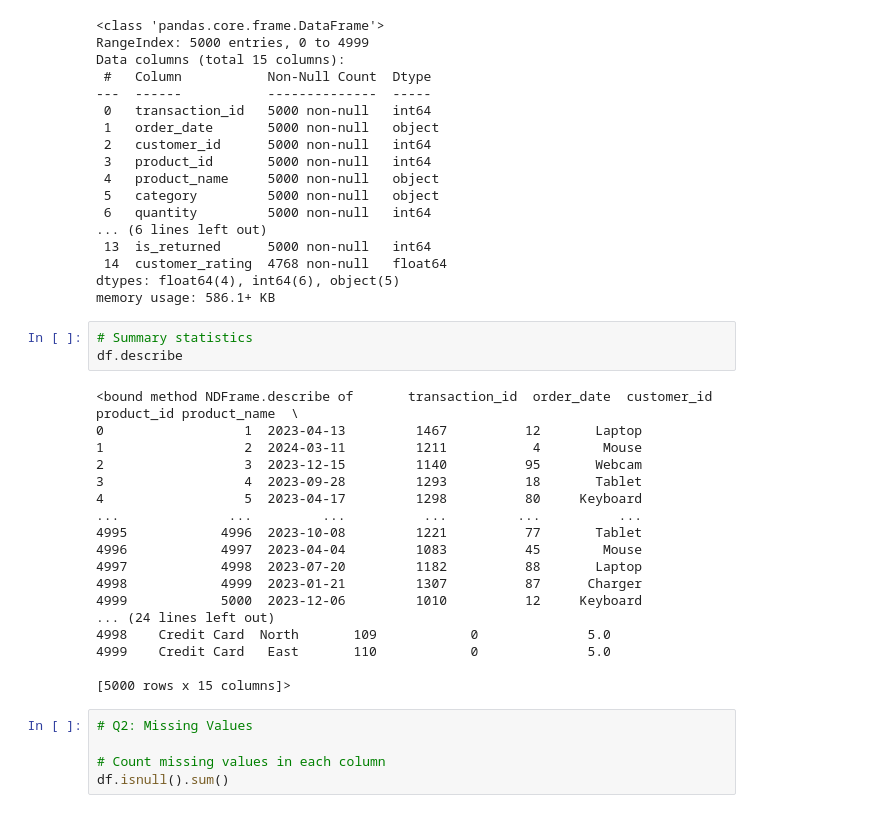
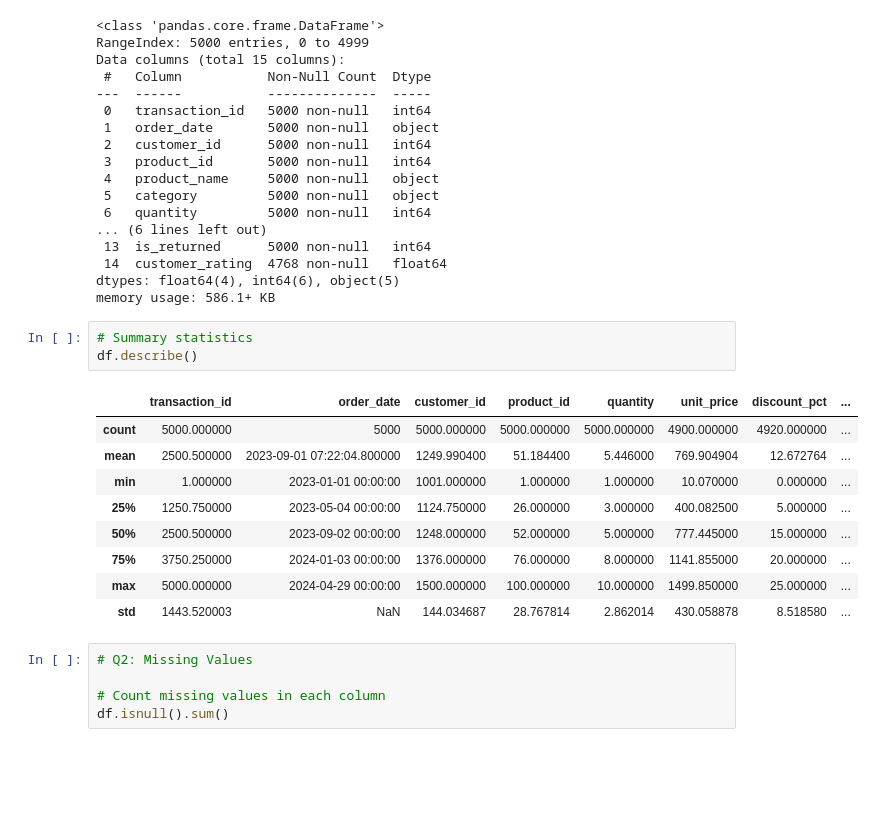
Before and after one commit to SPraveeen/pandas_projects, a Jupyter notebook: Pandas_interview_Prep.ipynb, the cells around one changed output. Drawn from its saved outputs; the diff is of its cells as text; blank space fills up the shorter version.

```diff
--- a/Pandas_interview_Prep.ipynb
+++ b/Pandas_interview_Prep.ipynb
@@ -113,25 +113,17 @@ dtypes: float64(4), int64(6), object(5)
 memory usage: 586.1+ KB
 # %%
 # Summary statistics
-df.describe
+df.describe()
 # %% [output]
-<bound method NDFrame.describe of       transaction_id  order_date  customer_id  product_id product_name  \
-0                  1  2023-04-13         1467          12       Laptop
-1                  2  2024-03-11         1211           4        Mouse
-2                  3  2023-12-15         1140          95       Webcam
-3                  4  2023-09-28         1293          18       Tablet
-4                  5  2023-04-17         1298          80     Keyboard
-...              ...         ...          ...         ...          ...
-4995            4996  2023-10-08         1221          77       Tablet
-4996            4997  2023-04-04         1083          45        Mouse
-4997            4998  2023-07-20         1182          88       Laptop
-4998            4999  2023-01-21         1307          87      Charger
-4999            5000  2023-12-06         1010          12     Keyboard
-... (24 lines left out)
-4998    Credit Card  North       109            0              5.0
-4999    Credit Card   East       110            0              5.0
-
-[5000 rows x 15 columns]>
+|  | transaction_id | order_date | customer_id | product_id | quantity | unit_price | discount_pct | ... |
+| count | 5000.000000 | 5000 | 5000.000000 | 5000.000000 | 5000.000000 | 4900.000000 | 4920.000000 | ... |
+| mean | 2500.500000 | 2023-09-01 07:22:04.800000 | 1249.990400 | 51.184400 | 5.446000 | 769.904904 | 12.672764 | ... |
+| min | 1.000000 | 2023-01-01 00:00:00 | 1001.000000 | 1.000000 | 1.000000 | 10.070000 | 0.000000 | ... |
+| 25% | 1250.750000 | 2023-05-04 00:00:00 | 1124.750000 | 26.000000 | 3.000000 | 400.082500 | 5.000000 | ... |
+| 50% | 2500.500000 | 2023-09-02 00:00:00 | 1248.000000 | 52.000000 | 5.000000 | 777.445000 | 15.000000 | ... |
+| 75% | 3750.250000 | 2024-01-03 00:00:00 | 1376.000000 | 76.000000 | 8.000000 | 1141.855000 | 20.000000 | ... |
+| max | 5000.000000 | 2024-04-29 00:00:00 | 1500.000000 | 100.000000 | 10.000000 | 1499.850000 | 25.000000 | ... |
+| std | 1443.520003 | NaN | 144.034687 | 28.767814 | 2.862014 | 430.058878 | 8.518580 | ... |
 # %%
 # Q2: Missing Values
 
```
Also changed, not shown: parts of 14 cells of this notebook.
